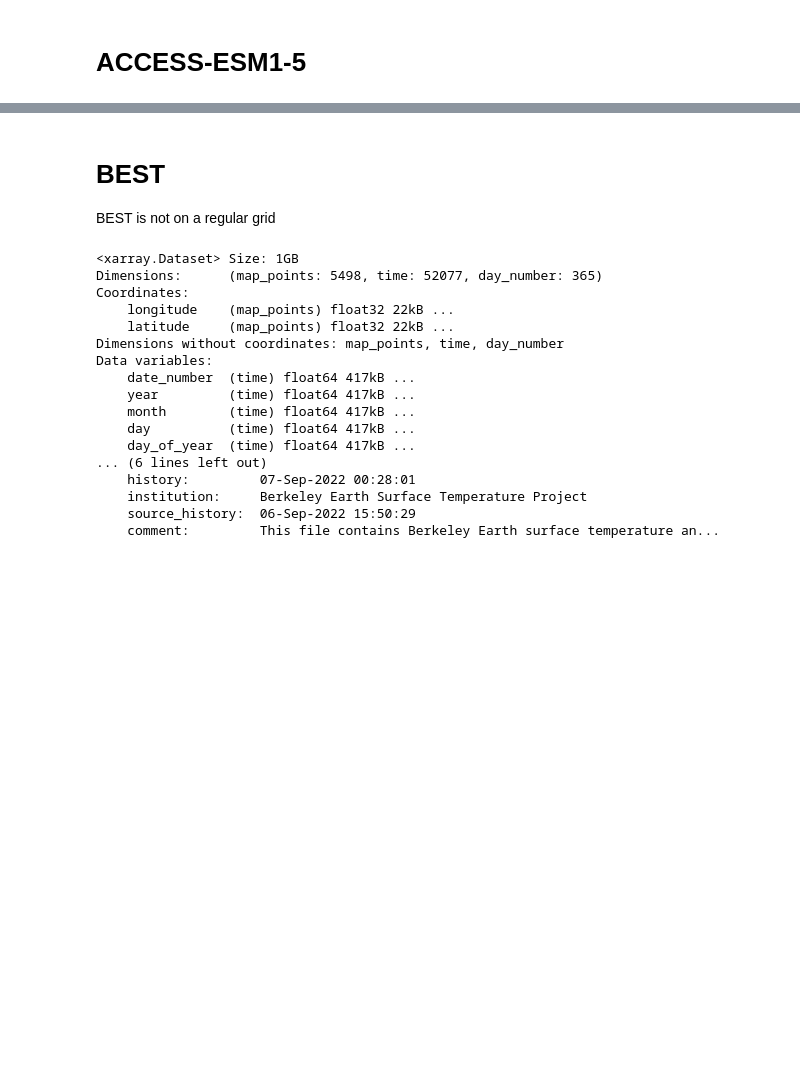
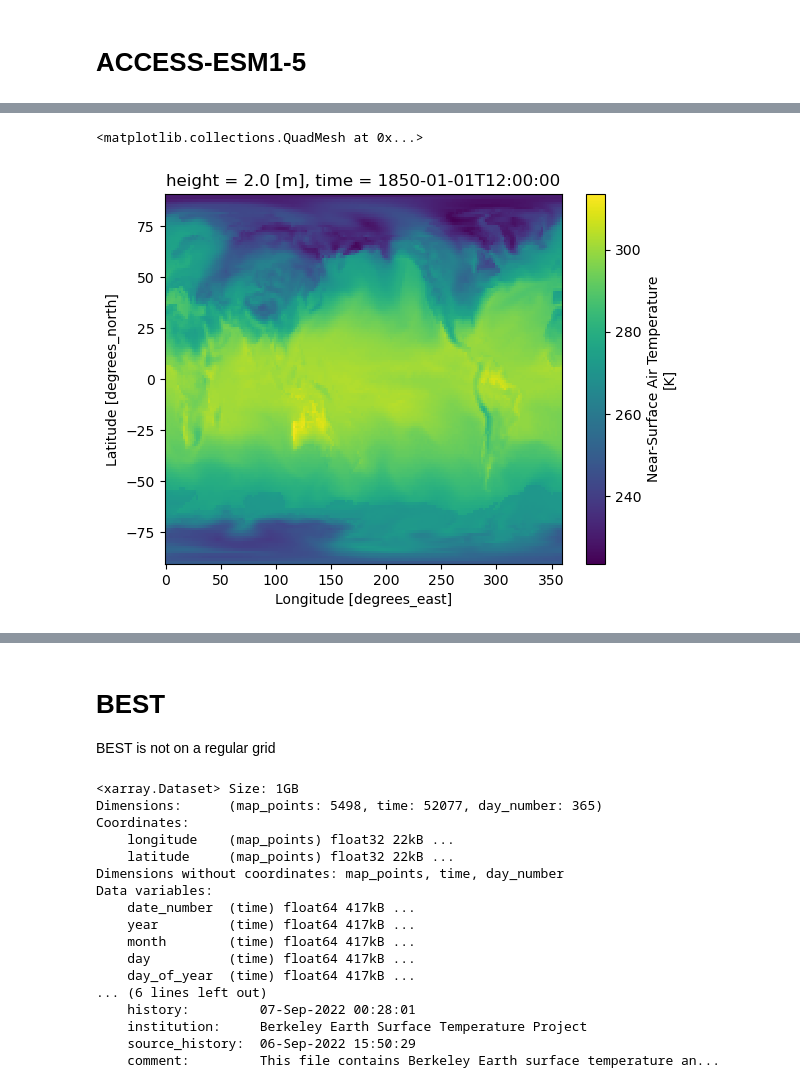
Before and after one commit to alexborowiak/time_of_emergene_drafts, a Jupyter notebook: toplevel_notebooks/07_daily_data.ipynb, the cells around one changed output, grey strips where cells are left out. Drawn from its saved outputs; the diff is of its cells as text; code cells hidden in the pictures; blank space fills up the shorter version.

```diff
--- a/toplevel_notebooks/07_daily_data.ipynb
+++ b/toplevel_notebooks/07_daily_data.ipynb
@@ -28,0 +167,5 @@ Consider scattering data ahead of time and using futures.
+# %%
+daily_ds.isel(time=0).plot()
+# %% [output]
+<matplotlib.collections.QuadMesh at 0x...>
+[figure, added]
```
Also changed, not shown: parts of 69 cells of this notebook, 16 other files.
